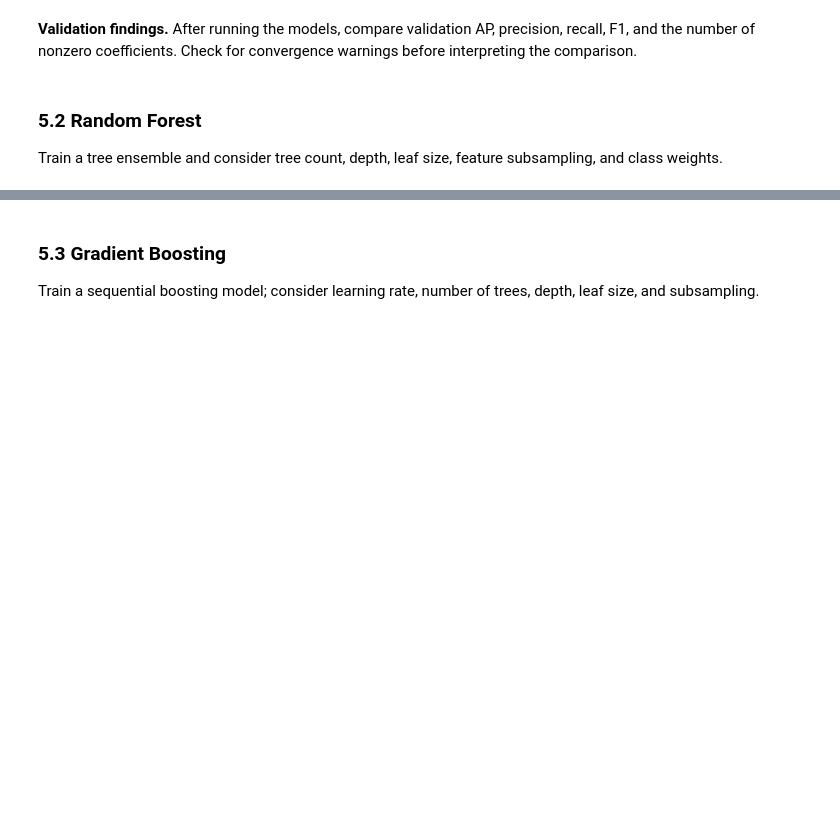
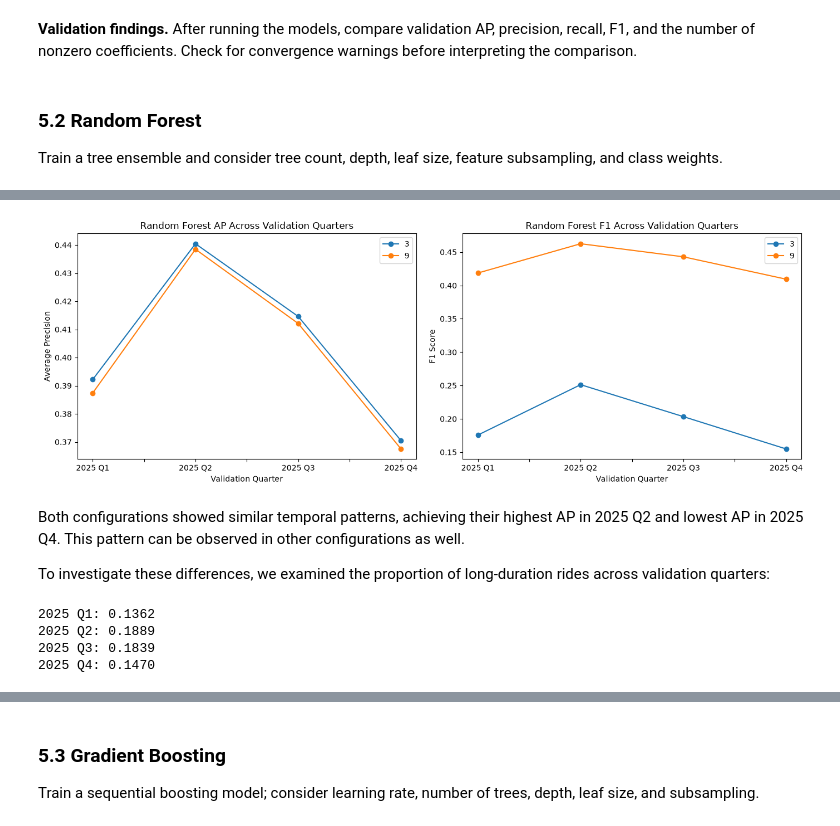
Before and after one commit to GeraintG/CIS_5450_Indigo_Data, a Jupyter notebook: indego_trips_analysis.ipynb, the cells around one changed output, grey strips where cells are left out. Cells and saved outputs as stored; diff of their text form; code cells hidden in the pictures; blank space fills up the shorter version.

Commit message:
Implement Random Forest training, tuning, and validation

```diff
--- a/indego_trips_analysis.ipynb
+++ b/indego_trips_analysis.ipynb
@@ -900,0 +1126,66 @@ Train a tree ensemble and consider tree count, depth, leaf size, feature subsamp
+# %%
+selected_configs = rf_cv_df[
+    rf_cv_df["Config"].isin([3, 9])
+]
+
+# AP data
+ap_by_quarter = selected_configs.pivot(
+    index="Fold",
+    columns="Config",
+    values="AP"
+).reindex(["2025 Q1", "2025 Q2", "2025 Q3", "2025 Q4"])
+
+ap_by_quarter = ap_by_quarter.rename(
+    columns={4: "RF Unweighted", 10: "RF Balanced"}
+)
+
+# F1 data
+f1_by_quarter = selected_configs.pivot(
+    index="Fold",
+    columns="Config",
+    values="F1"
+).reindex(["2025 Q1", "2025 Q2", "2025 Q3", "2025 Q4"])
+
+f1_by_quarter = f1_by_quarter.rename(
+    columns={4: "RF Unweighted", 10: "RF Balanced"}
+)
+
+# Plot side by side
+fig, ax = plt.subplots(1, 2, figsize=(14, 5))
+
+ap_by_quarter.plot(marker="o", ax=ax[0])
+ax[0].set_title("Random Forest AP Across Validation Quarters")
+ax[0].set_xlabel("Validation Quarter")
+ax[0].set_ylabel("Average Precision")
+ax[0].legend()
+
+f1_by_quarter.plot(marker="o", ax=ax[1])
+ax[1].set_title("Random Forest F1 Across Validation Quarters")
+ax[1].set_xlabel("Validation Quarter")
+ax[1].set_ylabel("F1 Score")
+ax[1].legend()
+
+plt.tight_layout()
+plt.show()
+# %% [output]
+[figure, added]
+# %% [markdown]
+Both configurations showed similar temporal patterns, achieving their highest AP in 2025 Q2 and lowest AP in 2025 Q4. This pattern can be observed in other configurations as well.
+
+To investigate these differences, we examined the proportion of long-duration rides across validation quarters:
+# %%
+for name, val_start, val_end in cv_folds:
+    fold_val = train_features.filter(
+        (pl.col("start_time") >= val_start) &
+        (pl.col("start_time") < val_end)
+    )
+
+    print(
+        f"{name}: "
+        f"{fold_val['long_ride'].mean():.4f}"
+    )
+# %% [output]
+2025 Q1: 0.1362
+2025 Q2: 0.1889
+2025 Q3: 0.1839
+2025 Q4: 0.1470
```
Also changed, not shown: parts of 26 cells of this notebook.
